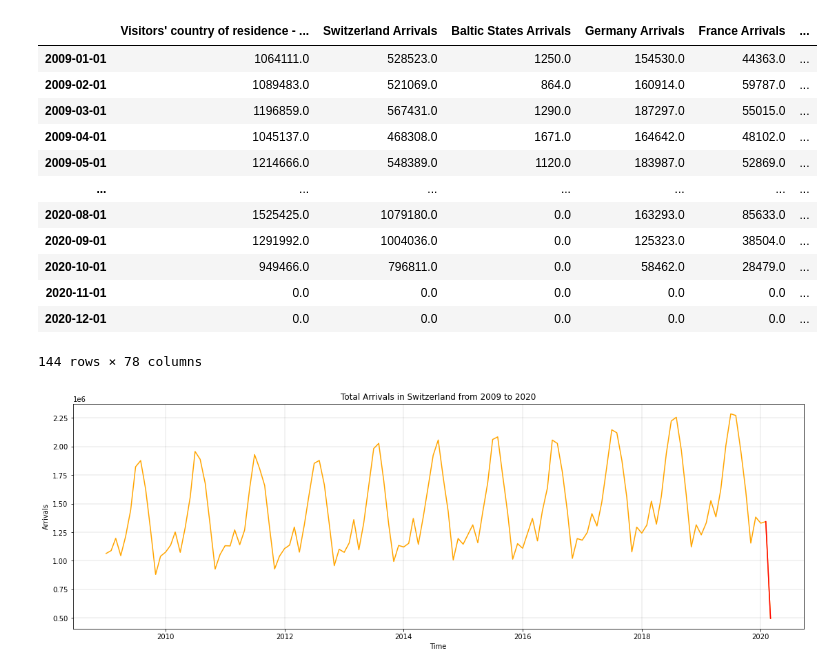
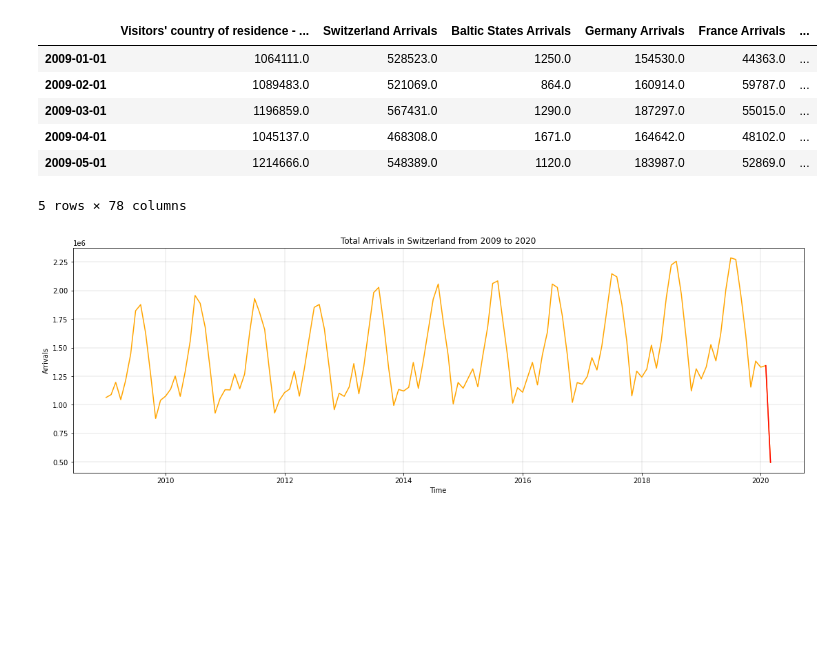
Before and after one commit to naayem/SwissHotelArrivalsPredictor, a Jupyter notebook: Project.ipynb, the cells around one changed output. Saved outputs shown, nothing was run; the diff lists cells and outputs as text; code cells hidden in the pictures; blank space fills up the shorter version.

```diff
--- a/Project.ipynb
+++ b/Project.ipynb
@@ -54,21 +31,15 @@ data
 for column in data.columns:
     data[column] = data[column].apply(lambda x : 0 if x == '...' else float(x))
 # %%
-data
+data.head(5)
 # %% [output]
 |  | Visitors' country of residence - ... | Switzerland Arrivals | Baltic States Arrivals | Germany Arrivals | France Arrivals | ... |
 | 2009-01-01 | 1064111.0 | 528523.0 | 1250.0 | 154530.0 | 44363.0 | ... |
 | 2009-02-01 | 1089483.0 | 521069.0 | 864.0 | 160914.0 | 59787.0 | ... |
 | 2009-03-01 | 1196859.0 | 567431.0 | 1290.0 | 187297.0 | 55015.0 | ... |
 | 2009-04-01 | 1045137.0 | 468308.0 | 1671.0 | 164642.0 | 48102.0 | ... |
 | 2009-05-01 | 1214666.0 | 548389.0 | 1120.0 | 183987.0 | 52869.0 | ... |
-| ... | ... | ... | ... | ... | ... | ... |
-| 2020-08-01 | 1525425.0 | 1079180.0 | 0.0 | 163293.0 | 85633.0 | ... |
-| 2020-09-01 | 1291992.0 | 1004036.0 | 0.0 | 125323.0 | 38504.0 | ... |
-| 2020-10-01 | 949466.0 | 796811.0 | 0.0 | 58462.0 | 28479.0 | ... |
-| 2020-11-01 | 0.0 | 0.0 | 0.0 | 0.0 | 0.0 | ... |
-| 2020-12-01 | 0.0 | 0.0 | 0.0 | 0.0 | 0.0 | ... |
-144 rows × 78 columns
+5 rows × 78 columns
 # %%
 #Plot total number of Arrivals from Jan 2009 to March 2020 (Lockdown in Switzerland)
 plt.figure(figsize= (19,6 ))
```
Also changed, not shown: parts of 30 cells of this notebook, 1 other file.
